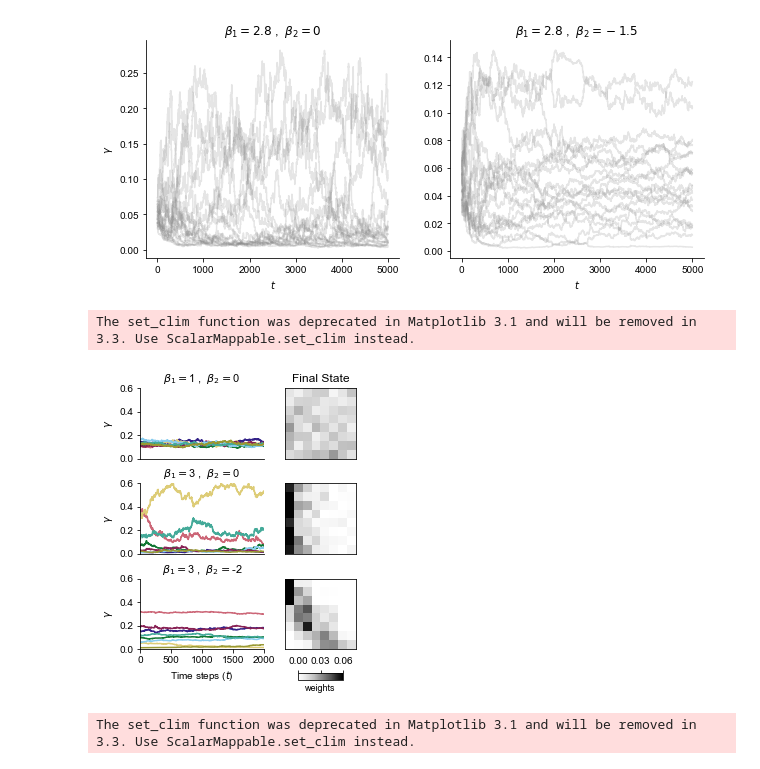
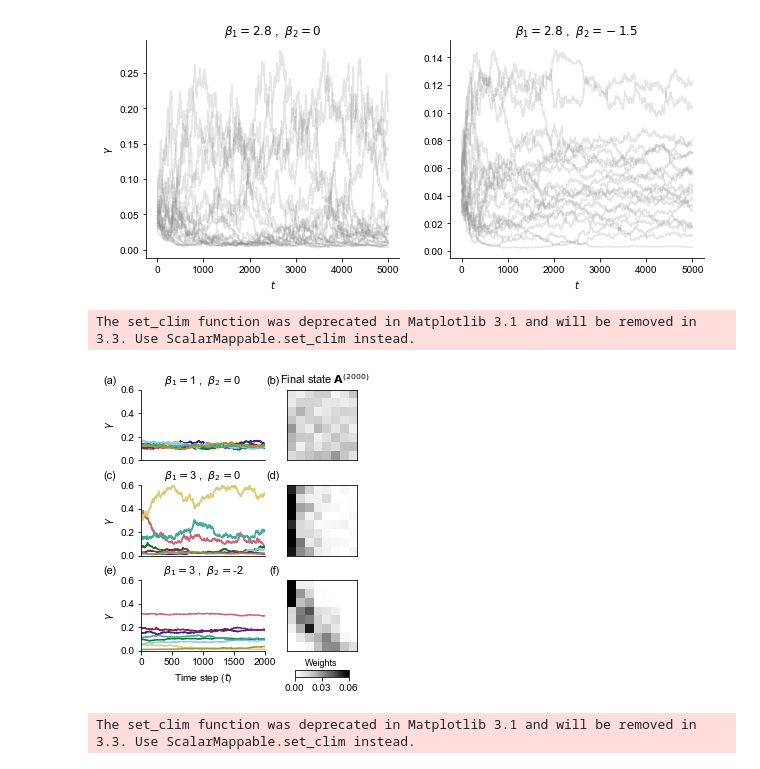
Before and after one commit to PhilChodrow/prestige_reinforcement, a Jupyter notebook: dynamics.ipynb, the cells around one changed output. Cells and saved outputs as stored; diff of their text form; code cells hidden in the pictures.

```diff
--- a/dynamics.ipynb
+++ b/dynamics.ipynb
@@ -258,7 +258,7 @@ for i in range(len(BETA_1)):
             plt.yticks([])
 
         if row_num == len(BETA_1)-1:
-            ax.set(xlabel = r'Time steps ($t$)')
+            ax.set(xlabel = r'Time step ($t$)')
         if col_num == 0:
             ax.set(ylabel = r'$\gamma$')
 
@@ -270,38 +270,47 @@ for i in range(len(BETA_1)):
 
         if col_num == highlight_col:
             ax2 = axarr[row_num,highlight_col+1]
             A = M.get_states()[-1]
 
             v = GAMMA[-1].mean(axis = 0)
 #             ax.imshow(np.ones_like(A), cmap = 'Greys', vmax = 1, vmin = 0, alpha = 1)
             im = ax2.imshow(matrix_sort(A, -v), vmin = 0., vmax = .06,  cmap = 'Greys', alpha = .99)
 #             axarr[j,3].axis('off')
 #             ax.set_ylabel(r'$\longrightarrow$', rotation=0, fontsize=20, labelpad=30, color = 'black')
             for pos in ['bottom', 'top', 'left', 'right']:
                 ax2.spines[pos].set_visible(True)
             ax2.xaxis.set_ticks([])
             ax2.yaxis.set_ticks([])
 
 # axarr[0,len(BETA_2)].set_title('Final State')
-axarr[0,1].set_title('Final State')
+axarr[0,1].set_title(r'  Final state $\mathbf{A}^{(2000)}$', fontsize=11)
 
 # add colorbar
-cbar_ax = fig.add_axes([0.49, 0.037, 0.105, 0.02])
+cbar_ax = fig.add_axes([0.48, 0.05, 0.125, 0.02])
 cbar = fig.colorbar(im, cax=cbar_ax, orientation='horizontal')
 cbar.set_clim(0.0,0.06)
 cbar.set_ticks([0.00,0.03,0.06])
 cbar.ax.tick_params(labelsize=10)
-cbar.ax.set_title('weights',fontsize=9,y=-2.5)
-cbar_ax.xaxis.set_ticks_position('top')
+cbar.ax.set_title('Weights',fontsize=9,y=0.65)
+cbar_ax.xaxis.set_ticks_position('bottom')
 
+# add panel labels
+for i, label in enumerate(('(a)','(b)','(c)','(d)','(e)','(f)')):
+    ax = axarr[i//2,i%2]
+    hloc = -0.2 + 0.1*(i%2)
+    vloc = 1.205
+    ax.text(hloc, vloc, label, transform=ax.transAxes,
+      fontsize=11, fontweight='bold', va='top', ha='right')
+
+# adjust spacing
 plt.subplots_adjust(wspace = -0.45, hspace = 0.35)
 
 # plt.savefig('dynamics_examples_v2.png', bbox_inches = 'tight', dpi = 600)
 # plt.savefig('dynamics_examples_v3.png', bbox_inches = 'tight', dpi = 600)
 plt.savefig('dynamics_examples_v4.png', bbox_inches = 'tight', dpi = 600)
 # %% [output]
 The set_clim function was deprecated in Matplotlib 3.1 and will be removed in 3.3. Use ScalarMappable.set_clim instead.
-[figure, old version]
+[figure, new version]
 # %%
 # MK's addition, we can delete this later if needed!
 np.random.seed(seed=6)
```
Also changed, not shown: 3 other files.
